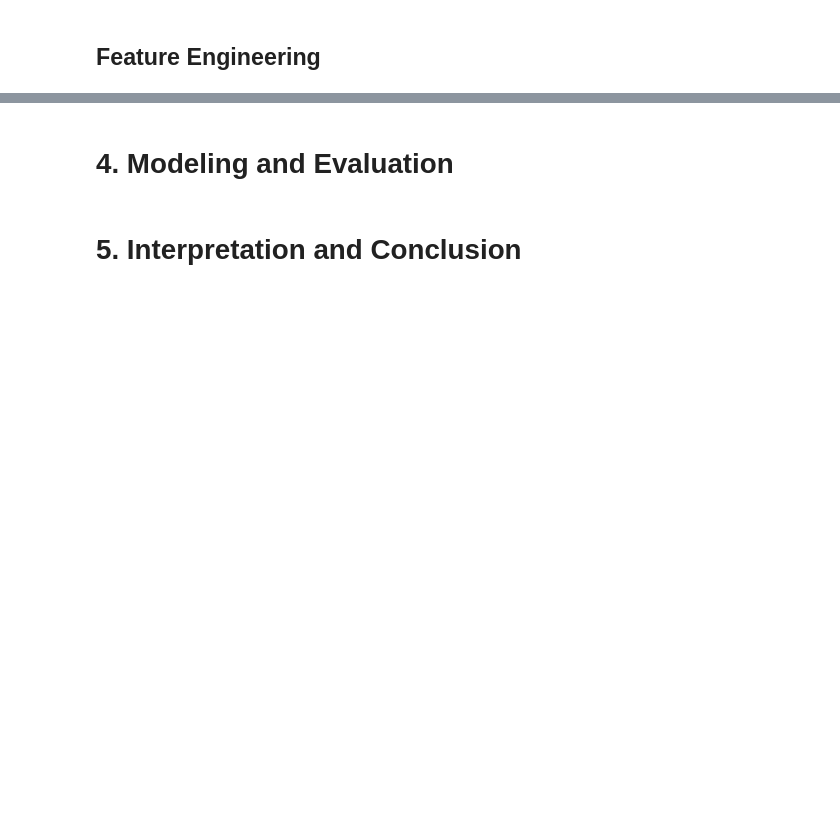
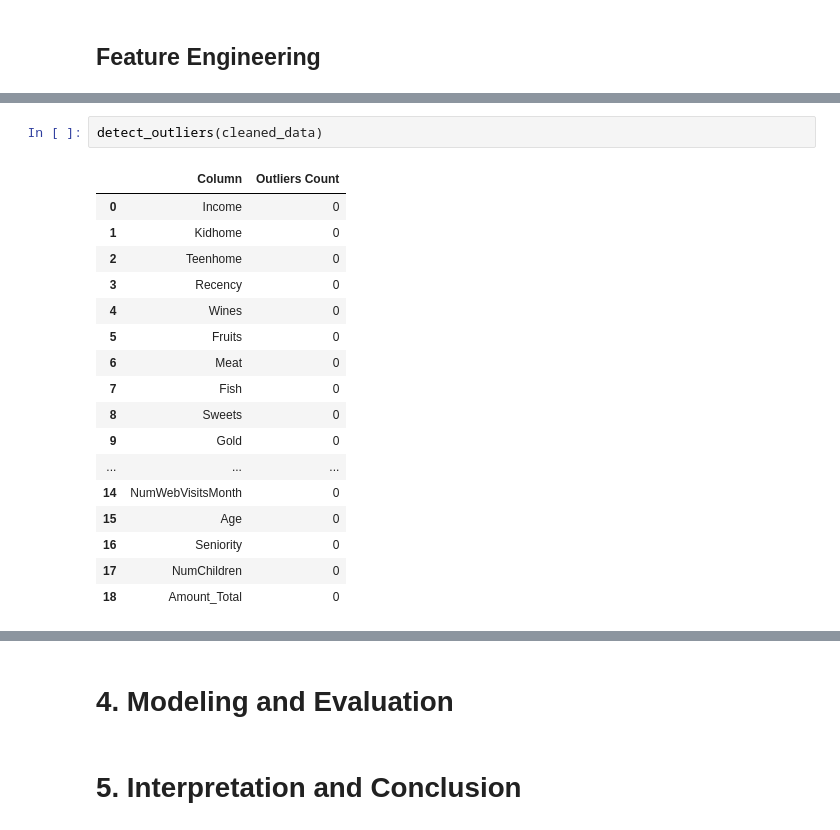
Before and after one commit to WhoopyEv/customer-personality-analysis, a Jupyter notebook: customer_personality_analysis.ipynb, the cells around one changed output, grey strips where cells are left out. Drawn from its saved outputs; the diff is of its cells as text; blank space fills up the shorter version.

```diff
--- a/customer_personality_analysis.ipynb
+++ b/customer_personality_analysis.ipynb
@@ -372,0 +526,20 @@ temp_data.info()
+# %%
+detect_outliers(cleaned_data)
+# %% [output]
+|  | Column | Outliers Count |
+| 0 | Income | 0 |
+| 1 | Kidhome | 0 |
+| 2 | Teenhome | 0 |
+| 3 | Recency | 0 |
+| 4 | Wines | 0 |
+| 5 | Fruits | 0 |
+| 6 | Meat | 0 |
+| 7 | Fish | 0 |
+| 8 | Sweets | 0 |
+| 9 | Gold | 0 |
+| ... | ... | ... |
+| 14 | NumWebVisitsMonth | 0 |
+| 15 | Age | 0 |
+| 16 | Seniority | 0 |
+| 17 | NumChildren | 0 |
+| 18 | Amount_Total | 0 |
```
Also changed, not shown: parts of 39 cells of this notebook.
